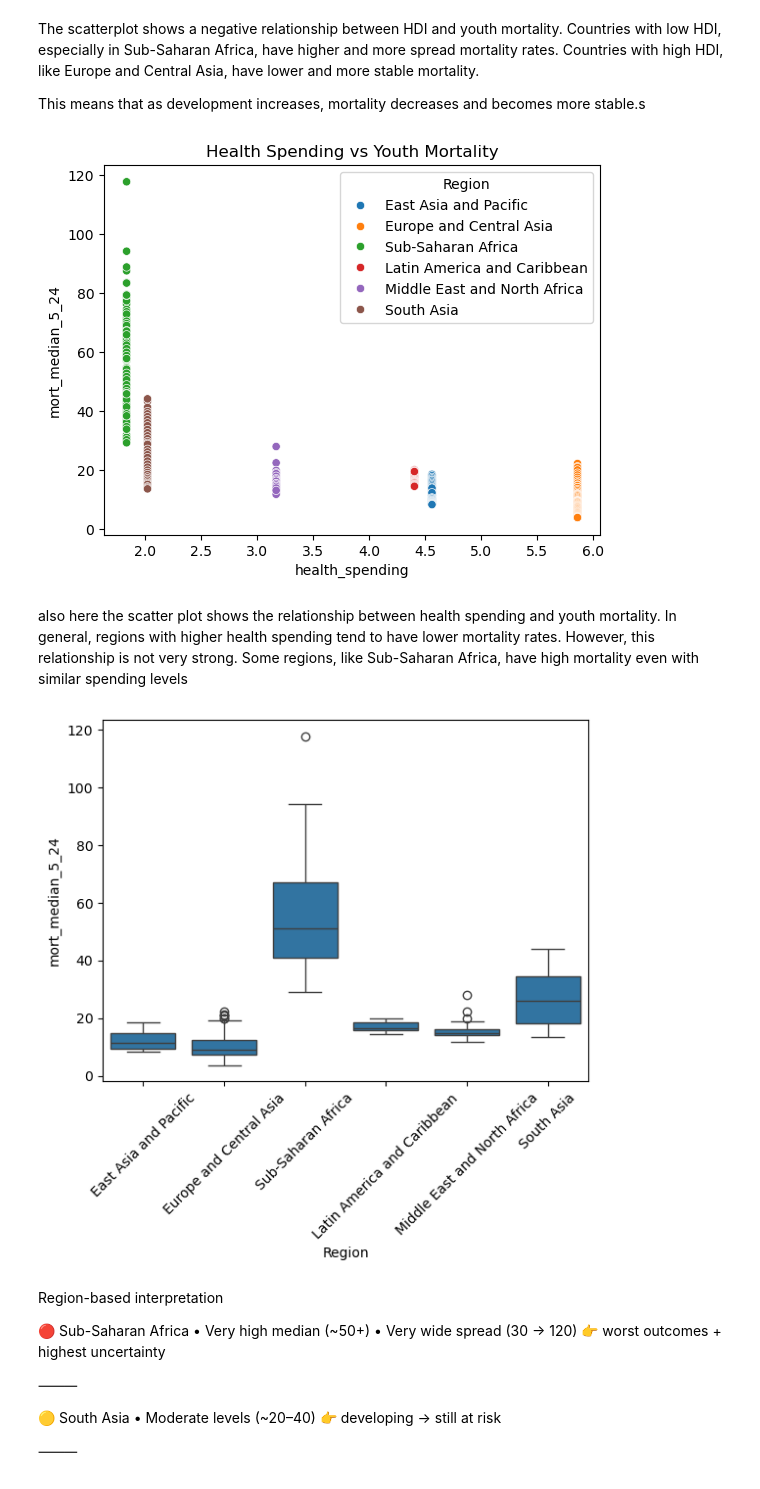
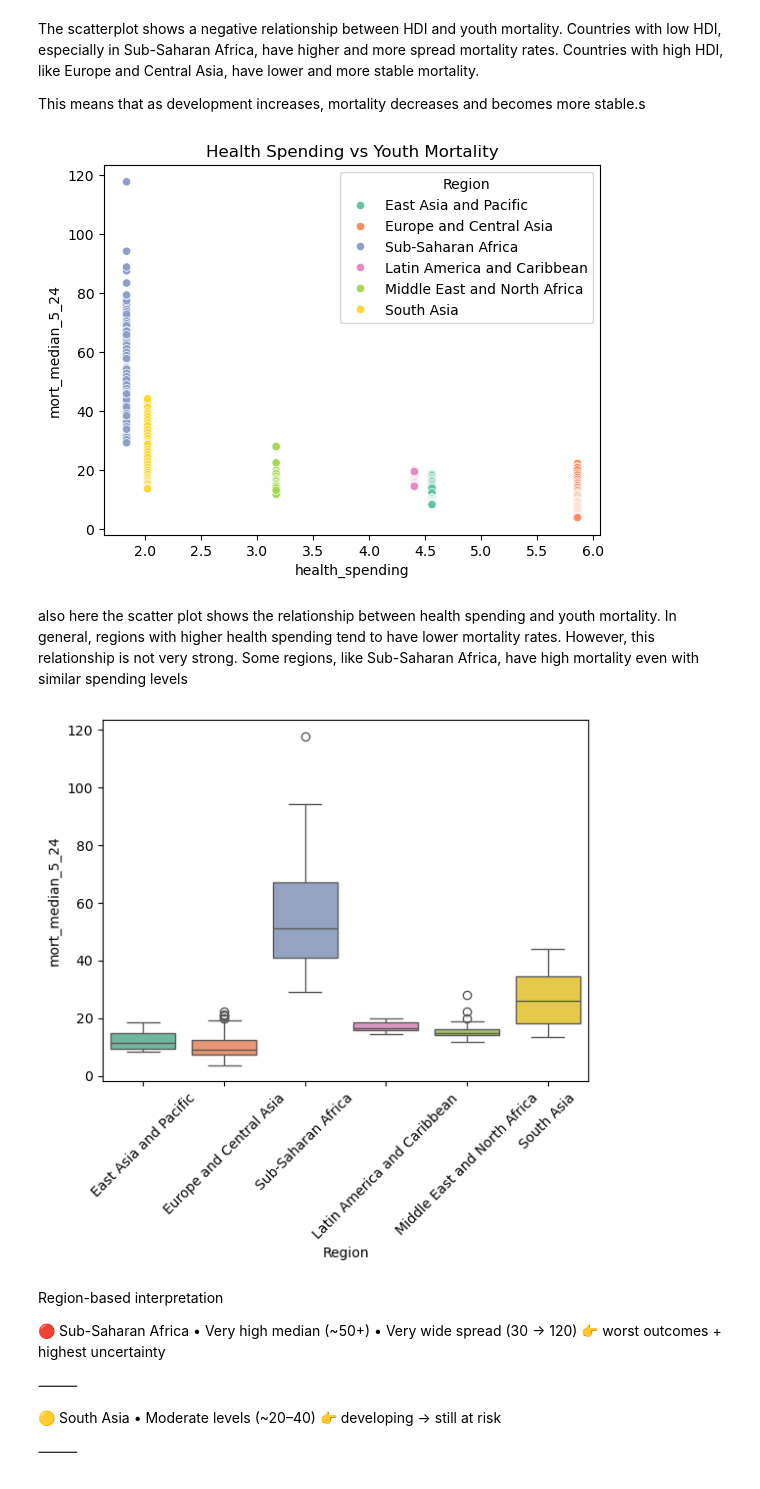
Before and after one commit to ecelule/dsa210project, a Jupyter notebook: project_basis.ipynb, the cells around one changed output. Saved outputs shown, nothing was run; the diff lists cells and outputs as text; code cells hidden in the pictures.

```diff
--- a/project_basis.ipynb
+++ b/project_basis.ipynb
@@ -241,19 +257,19 @@ The scatterplot shows a negative relationship between HDI and youth mortality. C
 
 This means that as development increases, mortality decreases and becomes more stable.s
 # %%
-sns.scatterplot(data=df, x="health_spending", y="mort_median_5_24", hue="Region")
+sns.scatterplot(data=df, x="health_spending", y="mort_median_5_24", hue="Region", palette="Set2")
 plt.title("Health Spending vs Youth Mortality")
 plt.show()
 # %% [output]
-[figure, old version]
+[figure, new version]
 # %% [markdown]
 also here the scatter plot shows the relationship between health spending and youth mortality. In general, regions with higher health spending tend to have lower mortality rates. However, this relationship is not very strong. Some regions, like Sub-Saharan Africa, have high mortality even with similar spending levels
 # %%
-sns.boxplot(data=df, x="Region", y="mort_median_5_24")
+sns.boxplot(data=df, x="Region", y="mort_median_5_24", hue="Region", palette="Set2")
 plt.xticks(rotation=45)
 plt.show()
 # %% [output]
-[figure, old version]
+[figure, new version]
 # %% [markdown]
  Region-based interpretation
 
```
Also changed, not shown: parts of 10 cells of this notebook.
